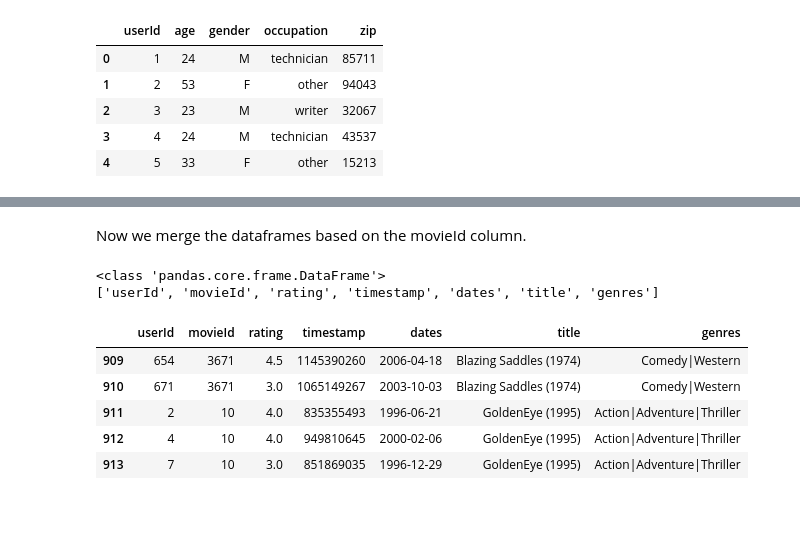
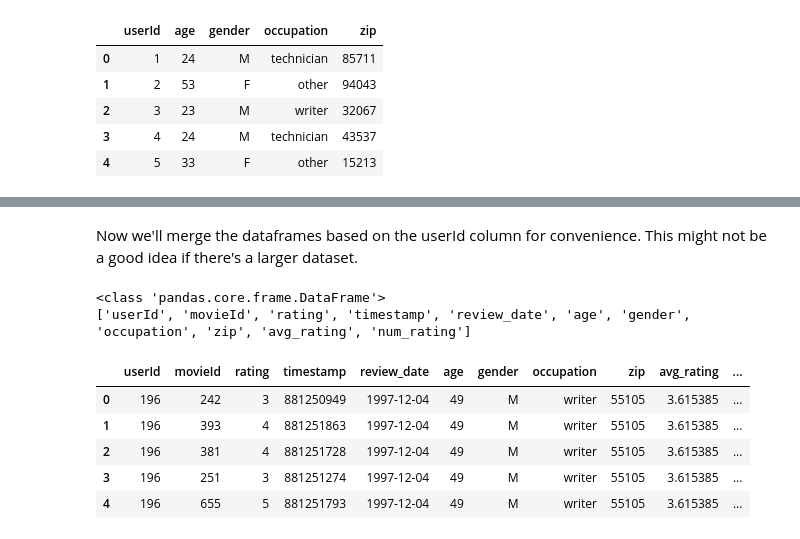
Before and after one commit to MLFontaine/data-science-side-projects, a Jupyter notebook: movielens_project/movielens_demographics_jupyter.ipynb, the cells around one changed output, grey strips where cells are left out. Saved outputs shown, nothing was run; the diff lists cells and outputs as text; code cells hidden in the pictures; blank space fills up the shorter version.

Commit message:
updated movielens

```diff
--- a/movielens_project/movielens_demographics_jupyter.ipynb
+++ b/movielens_project/movielens_demographics_jupyter.ipynb
@@ -76,10 +78,10 @@ print(time.strftime('%Y-%m-%d', time.localtime(df_ratings[:1].timestamp[0]))) #t
 1997-12-04
 # %%
 #Count timestamps for each day and plot a graph
-df_ratings['dates'] = pd.to_datetime(df_ratings['timestamp'], unit='s').dt.strftime('%Y-%m-%d') #using pandas
+df_ratings['review_date'] = pd.to_datetime(df_ratings['timestamp'], unit='s').dt.strftime('%Y-%m-%d') #using pandas
 print('The range of dates:')
-print df_ratings['dates'].min() + ' to ' + df_ratings['dates'].max() + '\n'
-date_counts = df_ratings['dates'].value_counts() #series type sorted by values, but we want it by index#Just use count?!
+print df_ratings['review_date'].min() + ' to ' + df_ratings['review_date'].max() + '\n'
+date_counts = df_ratings['review_date'].value_counts() #series type sorted by values, but we want it by index#Just use count?!
 print('The five highest values:')
 print(date_counts[:5]) # top 5 values
 #type(date_counts) #series object
@@ -121,0 +128,11 @@ df_user[:5]
+# %%
+avg_ratings = df_ratings.pivot_table(index='userId', values='rating', aggfunc='mean')
+avg_ratings.columns = ['avg_rating']
+avg_ratings.reset_index(inplace=True)
+num_ratings = df_ratings.pivot_table(index='userId', values='rating', aggfunc='count')
+num_ratings.columns = ['num_rating']
+num_ratings.reset_index(inplace=True)
+
+df_user = pd.merge(df_user, avg_ratings, on='userId')
+df_user = pd.merge(df_user, num_ratings, on='userId')
+df_user[:5]
@@ -122,16 +216,16 @@ df_user[:5]
 # %% [markdown]
-Now we merge the dataframes based on the movieId column.
+Now we'll merge the dataframes based on the userId column for convenience. This might not be a good idea if there's a larger dataset.
 # %%
-df = pd.merge(df_ratings, df_movies, on='movieId')
+df = pd.merge(df_ratings, df_user, on='userId')
 print(type(df))
 print(list(df))
-df[909:914] #take a look
+df[:5] #take a look
 # %% [output]
 <class 'pandas.core.frame.DataFrame'>
-['userId', 'movieId', 'rating', 'timestamp', 'dates', 'title', 'genres']
+['userId', 'movieId', 'rating', 'timestamp', 'review_date', 'age', 'gender', 'occupation', 'zip', 'avg_rating', 'num_rating']
-|  | userId | movieId | rating | timestamp | dates | title | genres |
-| 909 | 654 | 3671 | 4.5 | 1145390260 | 2006-04-18 | Blazing Saddles (1974) | Comedy|Western |
-| 910 | 671 | 3671 | 3.0 | 1065149267 | 2003-10-03 | Blazing Saddles (1974) | Comedy|Western |
-| 911 | 2 | 10 | 4.0 | 835355493 | 1996-06-21 | GoldenEye (1995) | Action|Adventure|Thriller |
-| 912 | 4 | 10 | 4.0 | 949810645 | 2000-02-06 | GoldenEye (1995) | Action|Adventure|Thriller |
-| 913 | 7 | 10 | 3.0 | 851869035 | 1996-12-29 | GoldenEye (1995) | Action|Adventure|Thriller |
+|  | userId | movieId | rating | timestamp | review_date | age | gender | occupation | zip | avg_rating | ... |
+| 0 | 196 | 242 | 3 | 881250949 | 1997-12-04 | 49 | M | writer | 55105 | 3.615385 | ... |
+| 1 | 196 | 393 | 4 | 881251863 | 1997-12-04 | 49 | M | writer | 55105 | 3.615385 | ... |
+| 2 | 196 | 381 | 4 | 881251728 | 1997-12-04 | 49 | M | writer | 55105 | 3.615385 | ... |
+| 3 | 196 | 251 | 3 | 881251274 | 1997-12-04 | 49 | M | writer | 55105 | 3.615385 | ... |
+| 4 | 196 | 655 | 5 | 881251793 | 1997-12-04 | 49 | M | writer | 55105 | 3.615385 | ... |
```
Also changed, not shown: parts of 17 cells of this notebook.
